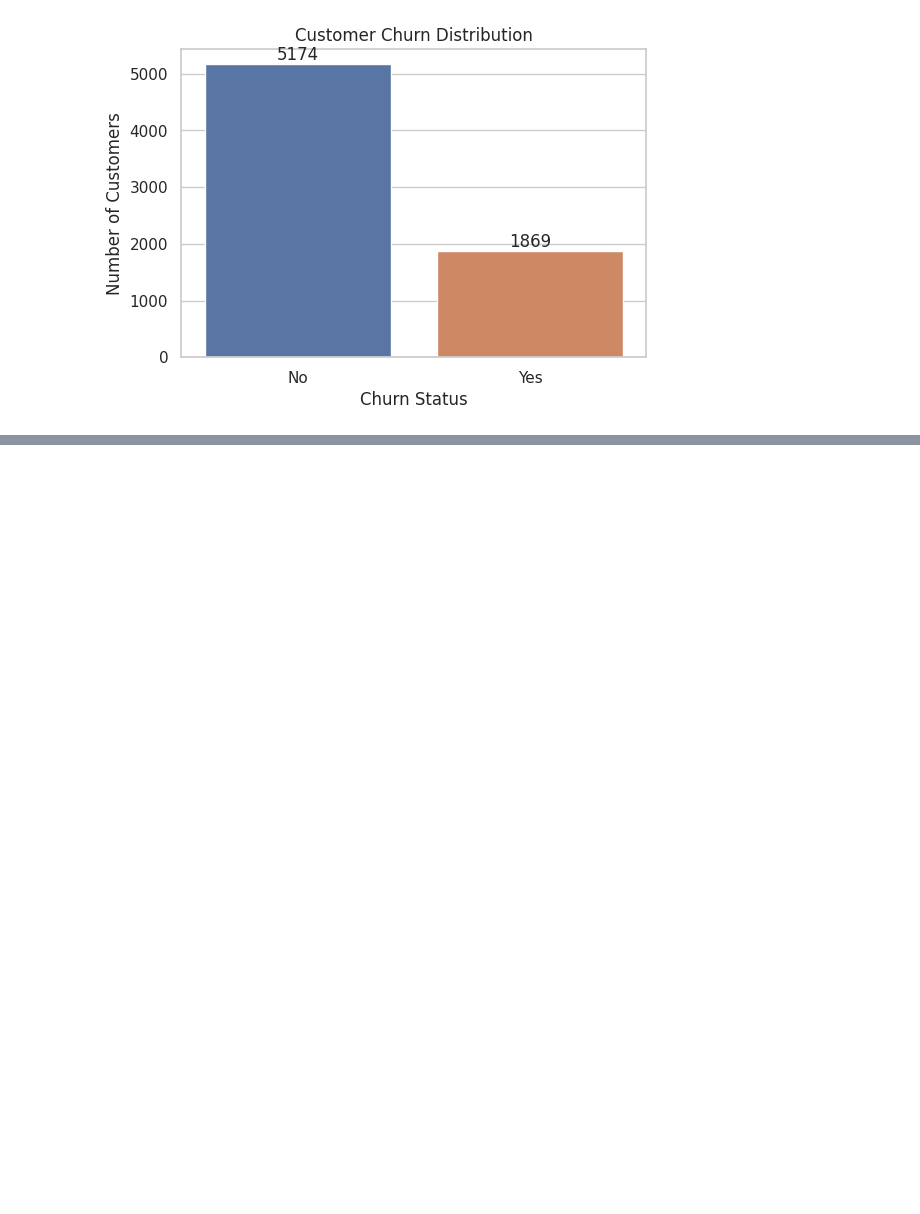
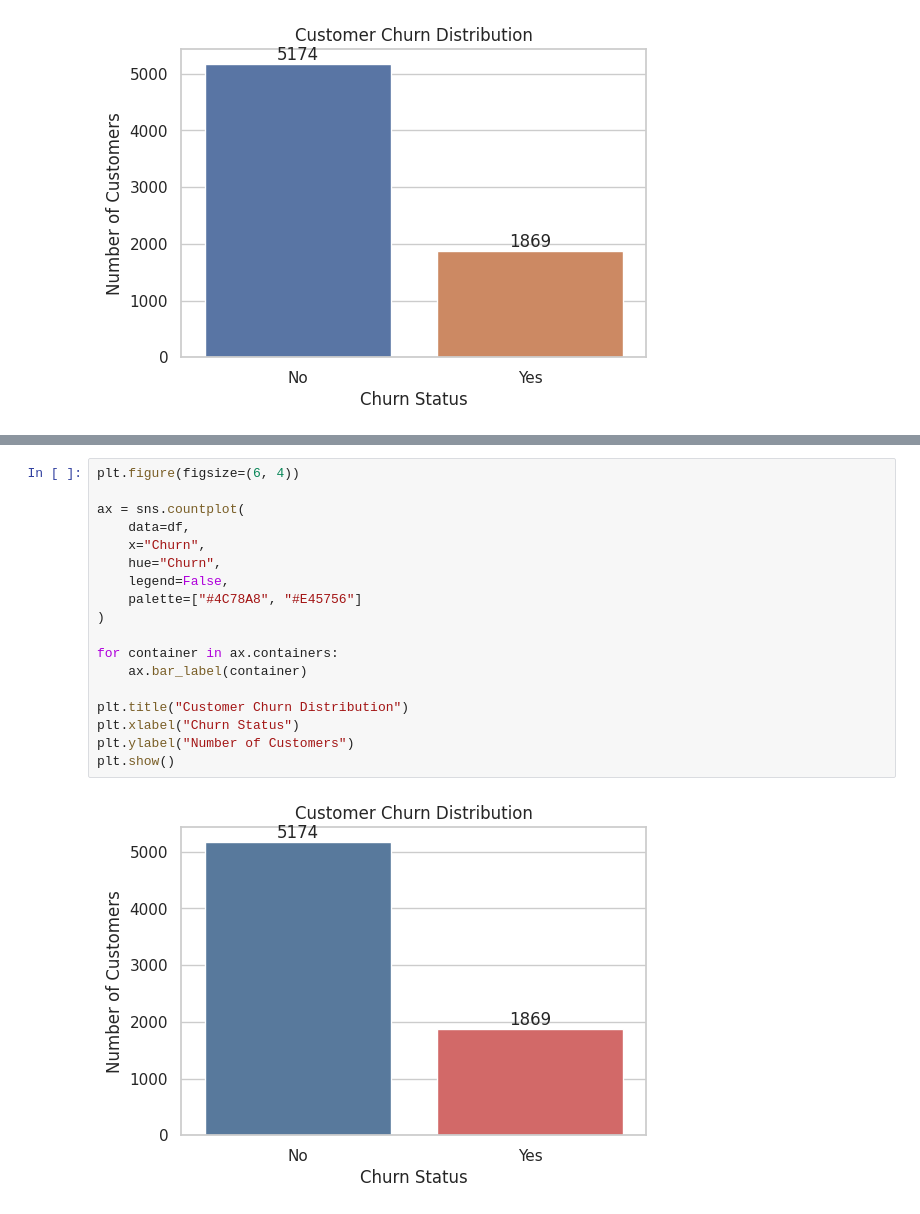
Before and after one commit to Sambuddha10/telco-churn-prediction, a Jupyter notebook: notebooks/01_eda_and_data_cleaning.ipynb, the cells around one changed output, grey strips where cells are left out. Drawn from its saved outputs; the diff is of its cells as text; blank space fills up the shorter version.

Commit message:
Add churn exploratory data analysis

```diff
--- a/notebooks/01_eda_and_data_cleaning.ipynb
+++ b/notebooks/01_eda_and_data_cleaning.ipynb
@@ -107,0 +133,20 @@ plt.show()
+# %%
+plt.figure(figsize=(6, 4))
+
+ax = sns.countplot(
+    data=df,
+    x="Churn",
+    hue="Churn",
+    legend=False,
+    palette=["#4C78A8", "#E45756"]
+)
+
+for container in ax.containers:
+    ax.bar_label(container)
+
+plt.title("Customer Churn Distribution")
+plt.xlabel("Churn Status")
+plt.ylabel("Number of Customers")
+plt.show()
+# %% [output]
+[figure, added]
```
Also changed, not shown: parts of 18 cells of this notebook.
